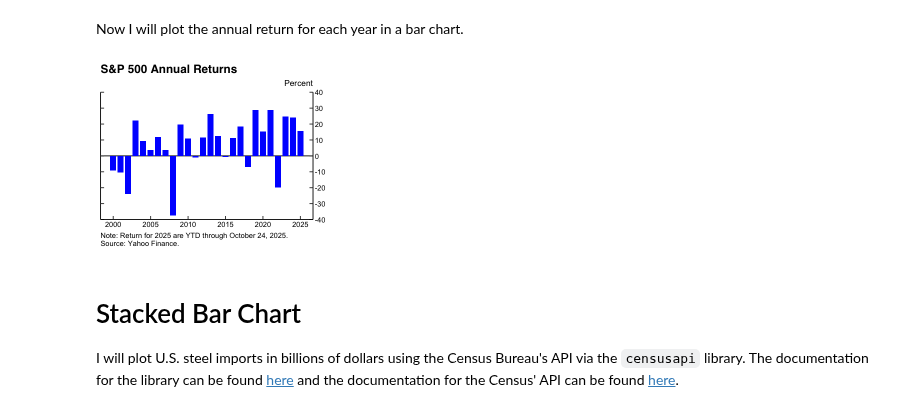
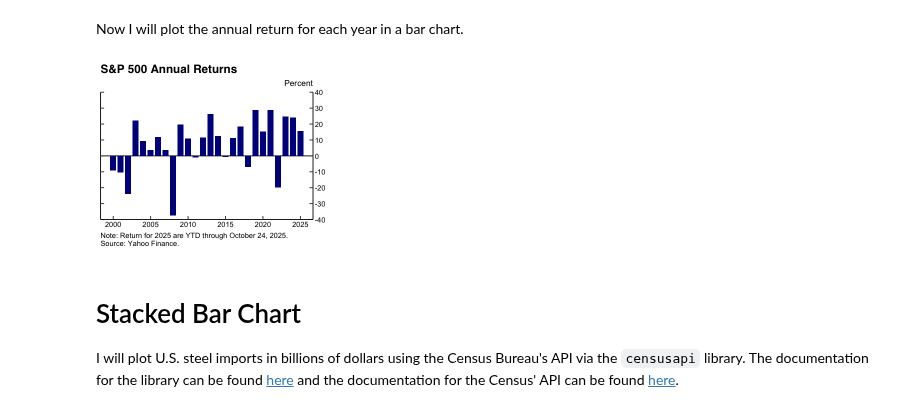
Before and after one commit to maha4028/economic-charting, a Jupyter notebook: generate_plots.ipynb, the cells around one changed output. Drawn from its saved outputs; the diff is of its cells as text; code cells hidden in the pictures.

```diff
--- a/generate_plots.ipynb
+++ b/generate_plots.ipynb
@@ -571,37 +571,37 @@ Now I will plot the annual return for each year in a bar chart.
 # %%
 stocks <- df_year %>% ggplot() +
   geom_hline(yintercept = 0, linewidth = 0.5, color = "black") +
-  geom_col(aes(x = year, y = pct_chg), fill = "blue", width = 0.8) +
+  geom_col(aes(x = year, y = pct_chg), fill = "darkblue", width = 0.8) +
   scale_x_continuous(breaks = seq(1990, 2025, by = 5)) +
   scale_y_continuous(
     position = "right",
     sec.axis = dup_axis(labels = NULL),
     breaks = seq(-40, 40, by = 10),
     limits = c(-40, 40),
     expand = c(0, 0)
     ) +
   xlab(NULL) + ylab(NULL) +
   labs(
     title = "S&P 500 Annual Returns",
     subtitle = "Percent",
     caption = paste0(
       "Note: Return for 2025 are YTD through ", format(max(df$date), "%B %d, %Y"),".",
       "\nSource: Yahoo Finance.")
     ) +
   theme_classic() +
   theme(
       plot.title = element_text(family = "Helvetica", face = "bold", size = 14),
       plot.subtitle = element_text(hjust = 1, size = 10),
       axis.text = element_text(color = "black"),
       axis.ticks.length = unit(-0.15, "cm"),
       plot.caption = element_text(hjust = 0)
       )
 
 stocks
 
 ggsave("plots/stocks.png", plot = stocks, width = 3.9, height = 3.2+(0.13*2), units = "in", dpi = 300)
 # %% [output]
-[figure, old version]
+[figure, new version]
 # %% [markdown]
 # Stacked Bar Chart
 I will plot U.S. steel imports in billions of dollars using the Census Bureau's API via the `censusapi` library. The documentation for the library can be found [here](https://cran.r-project.org/web/packages/censusapi/censusapi.pdf) and the documentation for the Census' API can be found [here](https://www.census.gov/foreign-trade/reference/guides/Guide_to_International_Trade_Datasets.pdf).
```
Also changed, not shown: parts of 2 cells of this notebook, 3 other files.
